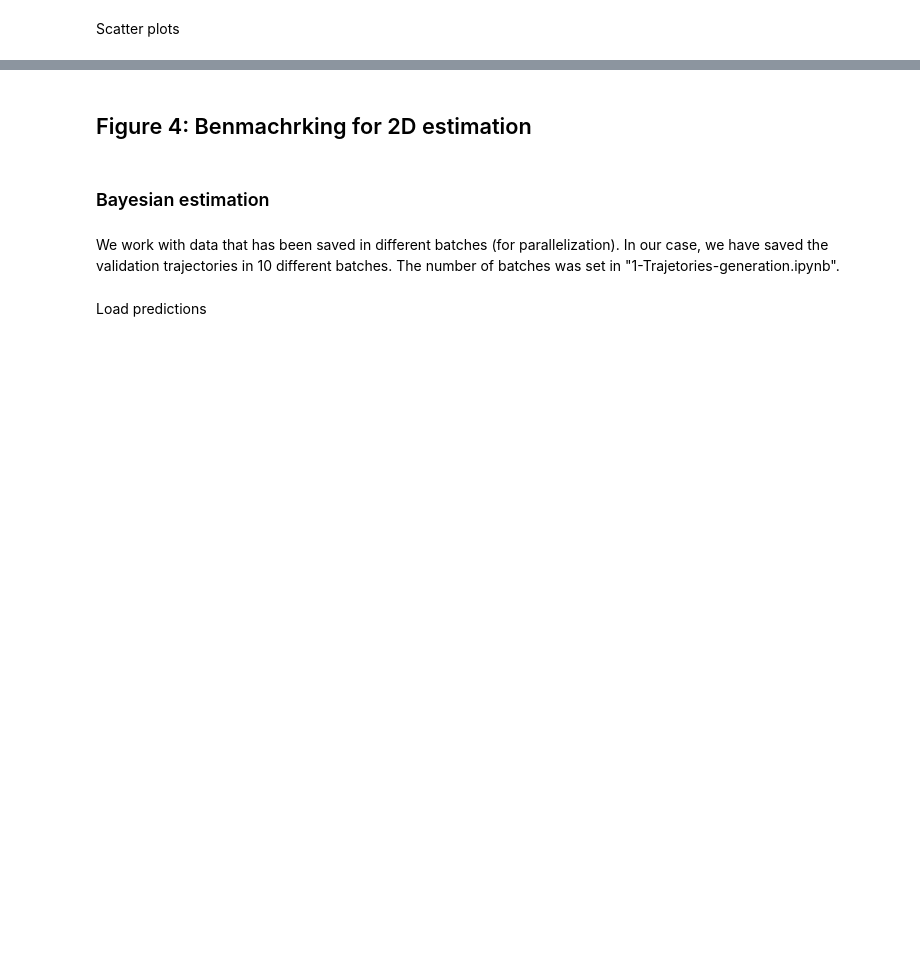
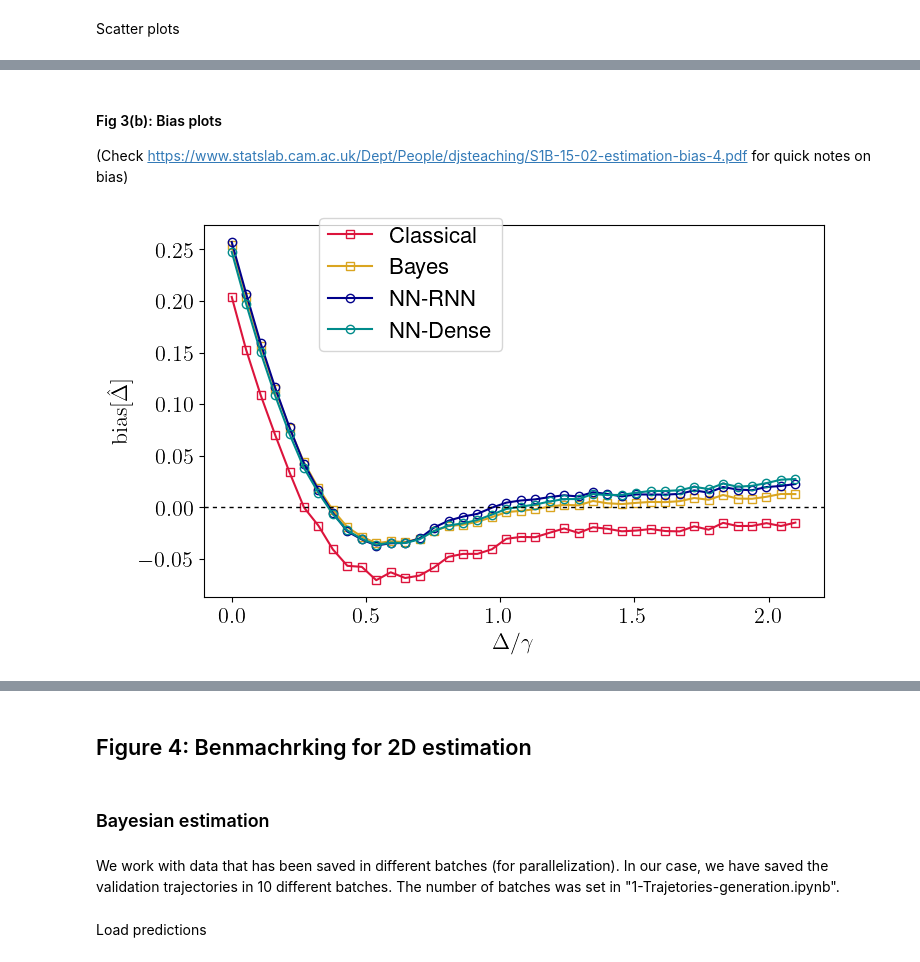
Before and after one commit to CarlosSMWolff/ParamEst-NN, a Jupyter notebook: notebooks/3-Results.ipynb, the cells around one changed output, grey strips where cells are left out. Cells and saved outputs as stored; diff of their text form; code cells hidden in the pictures; blank space fills up the shorter version.

```diff
--- a/notebooks/3-Results.ipynb
+++ b/notebooks/3-Results.ipynb
@@ -964,12 +659,17 @@ plt.show()
 # %%
-delta_data = np.tile(deltalist, (nsets, 1)).T.flatten()
+nscatter = 500 # Number of points per delta to show in the scatter plot
 
-estim_data_RNN= estimationsRNN.flatten()
-estim_data_Classical= estimationsClassical.flatten()
-#estim_data_Classical_Bayes_mean = estimationsClassicalBayes_mean.flatten()
-#estim_data_Classical_Bayes_max = estimationsClassicalBayes_max.flatten()
-estim_data_Hist= estimationsHist.flatten()
+delta_data = np.tile(deltalist, (nscatter, 1)).T.flatten()
 
-estim_data_Bayes = estimationsBayes1D.flatten()
-estim_data_Bayes_Max = estimationsBayes1D_max.flatten()
-estim_data_Bayes_Median = estimationsBayes1D_median#.flatten()
+estim_data_RNN= estimationsRNN[:,:nscatter].flatten()
+estim_data_Classical= estimationsClassical[:,:nscatter].flatten()
+estim_data_Hist= estimationsHist[:,:nscatter].flatten()
+
+estim_data_Bayes = estimationsBayes1D[:,:nscatter].flatten()
+estim_data_Bayes_Max = estimationsBayes1D_max[:,:nscatter].flatten()
+estim_data_Bayes_Median = estimationsBayes1D_median[:,:nscatter].flatten()
+
+meandeltaPred_Classical = np.mean(estimationsClassical,axis=1).flatten()
+meandeltaPred_Bayes= np.mean(estimationsBayes1D,axis=1).flatten()
+meandeltaPred_RNN = np.mean(estimationsRNN,axis=1).flatten()
+meandeltaPred_Hist = np.mean(estimationsHist,axis=1).flatten()
@@ -1181,0 +727,20 @@ plt.show()
+# %% [markdown]
+#### Fig 3(b): Bias plots
+
+(Check https://www.statslab.cam.ac.uk/Dept/People/djsteaching/S1B-15-02-estimation-bias-4.pdf for quick notes on bias)
+# %%
+fix, ax = plt.subplots(figsize=(8,8))
+
+ax.plot(deltalist,meandeltaPred_Classical-deltalist,'s-', label= 'Classical',  color = "crimson", markerfacecolor='none')
+ax.plot(deltalist,meandeltaPred_Bayes-deltalist,'s-', label= 'Bayes',  color = "goldenrod", markerfacecolor='none')
+ax.plot(deltalist,meandeltaPred_RNN-deltalist,  'o-',label= 'NN-RNN' , color = "darkblue",markerfacecolor='none')
+ax.plot(deltalist,meandeltaPred_Hist-deltalist, 'o-',  label= "NN-Dense",color = "darkcyan",markerfacecolor='none')
+
+ax.set_xlabel("$\Delta/\gamma$"), ax.set_ylabel("$\mathrm{bias}[\hat\Delta]$"),
+ax.set_box_aspect(0.6)
+ax.legend( bbox_to_anchor=(0.5, 1.05))
+ax.axhline(0.,linewidth=1, color='black', dashes = [3., 3.])
+
+plt.show()
+# %% [output]
+[figure, added]
```
Also changed, not shown: parts of 104 cells of this notebook, 1 other file.
